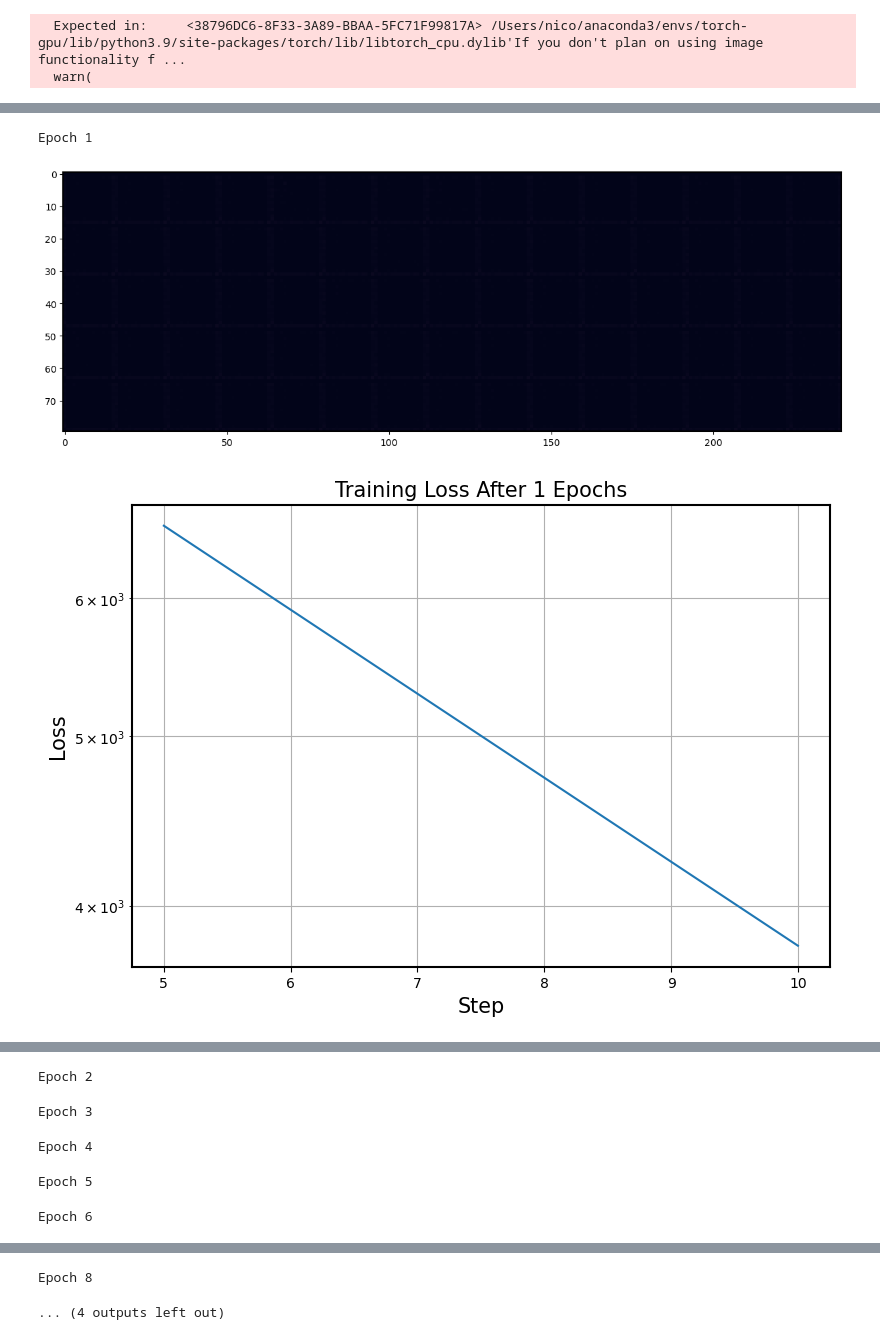
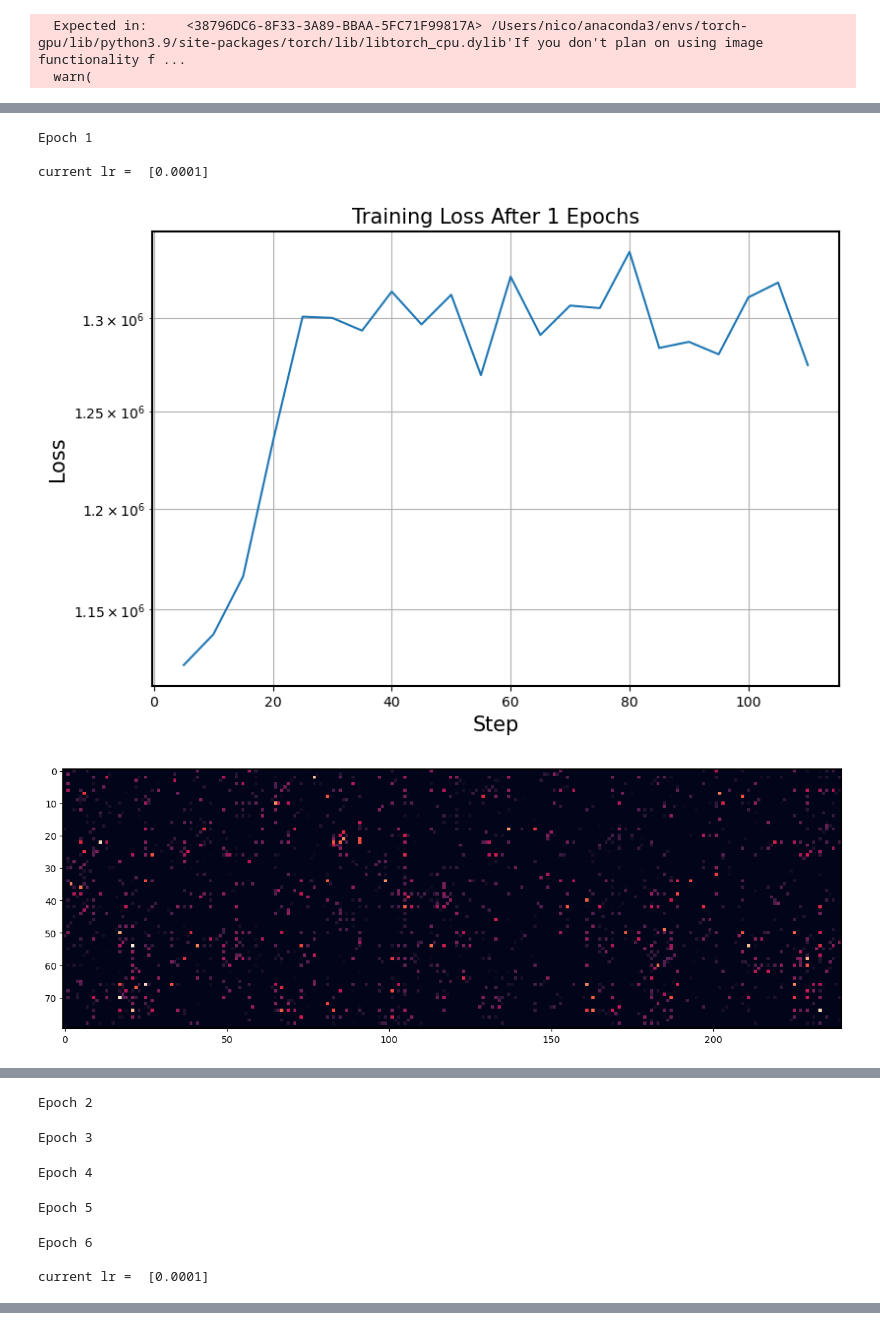
Before and after one commit to panoseti/panoseti, a Jupyter notebook: cloud-detection/anomaly_detection/ph_vae_model.ipynb, the cells around one changed output, grey strips where cells are left out. Saved outputs shown, nothing was run; the diff lists cells and outputs as text; code cells hidden in the pictures.

```diff
--- a/cloud-detection/anomaly_detection/ph_vae_model.ipynb
+++ b/cloud-detection/anomaly_detection/ph_vae_model.ipynb
@@ -191,6 +292,8 @@ def train_vae(
         ),
         input_img_cwh = img_cwh,
         seed = seed,
+        beta = train_config['beta'],
+        sparsity_weight = train_config['sparsity_weight'],
     ).to(device)
     optimizer = torch.optim.Adam(model.parameters(), lr=train_config['lr'], weight_decay=train_config['weight_decay'])
     scheduler = torch.optim.lr_scheduler.ExponentialLR(optimizer, gamma=train_config['gamma'])
@@ -206,6 +309,7 @@ def train_vae(
     step = 0
     for epoch in range(1, train_config['num_epochs'] + 1):
         torch.manual_seed(seed + epoch)
+
         for x in tqdm(train_loader, unit="batch"):
             step += 1
             model.train()
@@ -224,11 +328,19 @@ def train_vae(
         # Update learning rate
         scheduler.step()
 
+
         # Make figures for this Epoch
         print(f'Epoch {epoch}\n')
+
         if (epoch - 1) % 5 == 0:
+            print('current lr = ', scheduler.get_lr())
+            make_training_loss_plot(log_dict)
             plot_sample(model)
-            make_training_loss_plot
+
+            latent_vectors = extract_latent_space(model.vae, train_loader)
+            reduced_data, cluster_labels = perform_clustering(latent_vectors, method='tsne')
+            visualize_clusters(reduced_data, cluster_labels)
+            # make_training_loss_plot()
         if (epoch - 1) % 20 == 0:
             # make_training_loss_plot(log_dict)
             torch.save(model, f"vae_model_checkpoints/vae2_nepoch={epoch}_ldim={train_config['latent_dim']}")
@@ -252,9 +364,15 @@ def plot_sample(model: VaeWrapper, nrows=5, ncols=15, size=16):
     plt.imshow(imgs, cmap='rocket', vmin = 0, vmax=1)
     plt.show()
 # %%
+# ph_dataset_config = {
+#     "data_dir": './test_data',
+#     "run_dir": 'obs_Lick.start_2024-07-25T04:34:06Z.runtype_sci-data.pffd',
+#     "module_ids": 'all',
+# }
+
 ph_dataset_config = {
     "data_dir": './test_data',
-    "run_dir": 'obs_Lick.start_2024-07-25T04:34:06Z.runtype_sci-data.pffd',
+    "run_dir": 'obs_Lick.start_2023-10-12T04:28:34Z.runtype_eng-test.pffd',
     "module_ids": 'all',
 }
 
@@ -268,21 +386,23 @@ transform = v2.Compose([
 ph_dataset = PulseHeightDataset(ph_dataset_config, transform=transform, log_level=logging.ERROR)
 # %%
 train_config = {
-    'model': VaeModel16x16,
-    'hidden_dim': 128,
-    'latent_dim': 128,
-    'num_epochs': 100,
-    'batch_size': 512,
-    'gamma': 0.1,
+    'model': BetaVAE,
+    'hidden_dim': 64,
+    'latent_dim': 32,
+    'beta': 1.0,
+    'sparsity_weight': 1e-4,
+    'num_epochs': 50,
+    'batch_size': 64,
+    'gamma': 1.0,
     'lr': 1e-4,
-    'weight_decay': 1e-9,
+    'weight_decay': 0,
 }
 
 model, log_df = train_vae(
     train_config,
     ph_dataset,
     img_cwh = (1, 16, 16),
-    seed = 1820,
+    seed = 15,
     verbose = True
 )
 # %% [output]
@@ -290,3 +410,5 @@ model, log_df = train_vae(
 Epoch 1
+
+current lr =  [0.0001]
-[figure, old version]
+[figure, new version]
-[figure, old version]
+[figure, new version]
@@ -295,3 +418,5 @@ Epoch 3
 Epoch 4
 Epoch 5
 Epoch 6
+
+current lr =  [0.0001]
@@ -300,2 +425,0 @@ Epoch 7
-Epoch 8
-... (4 outputs left out)
```
Also changed, not shown: parts of 5 cells of this notebook, 3 other files.
